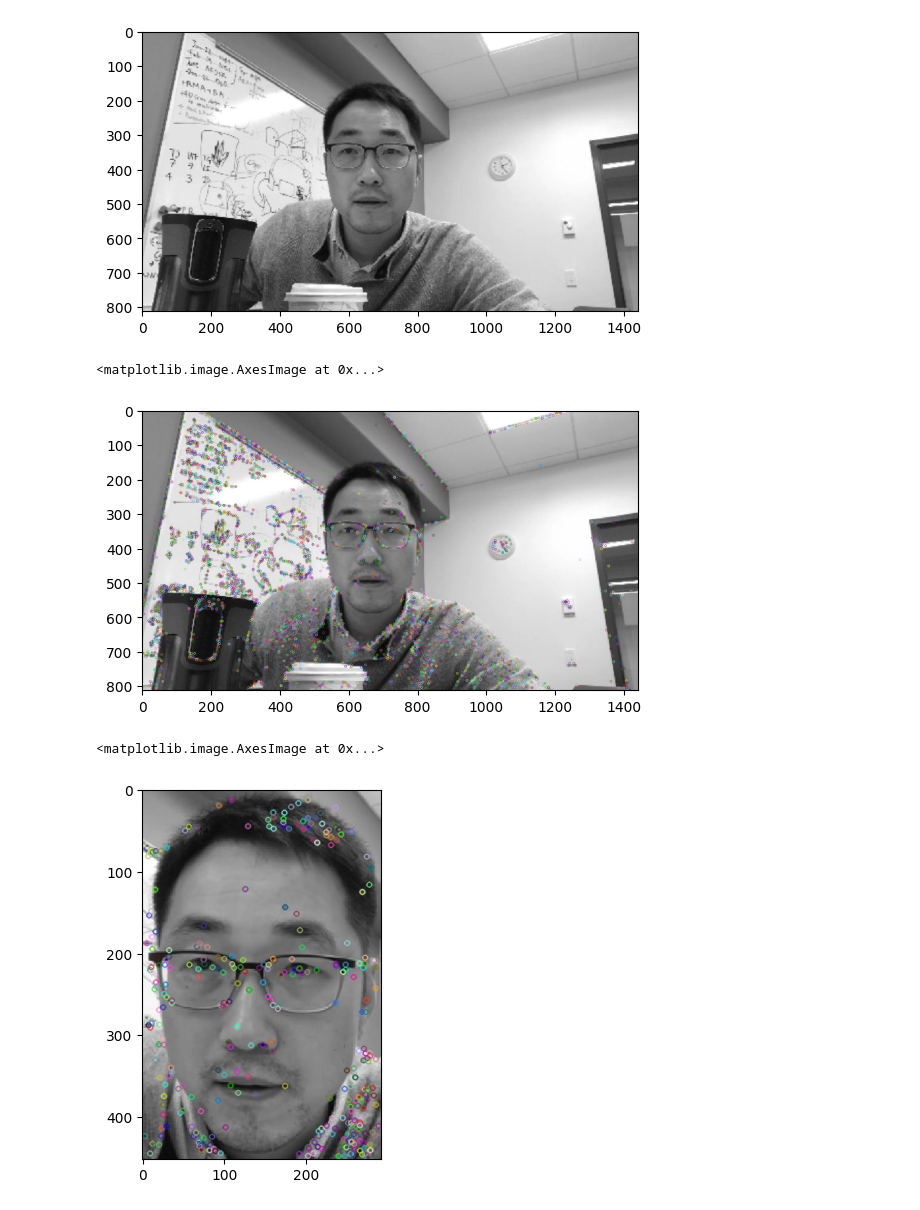
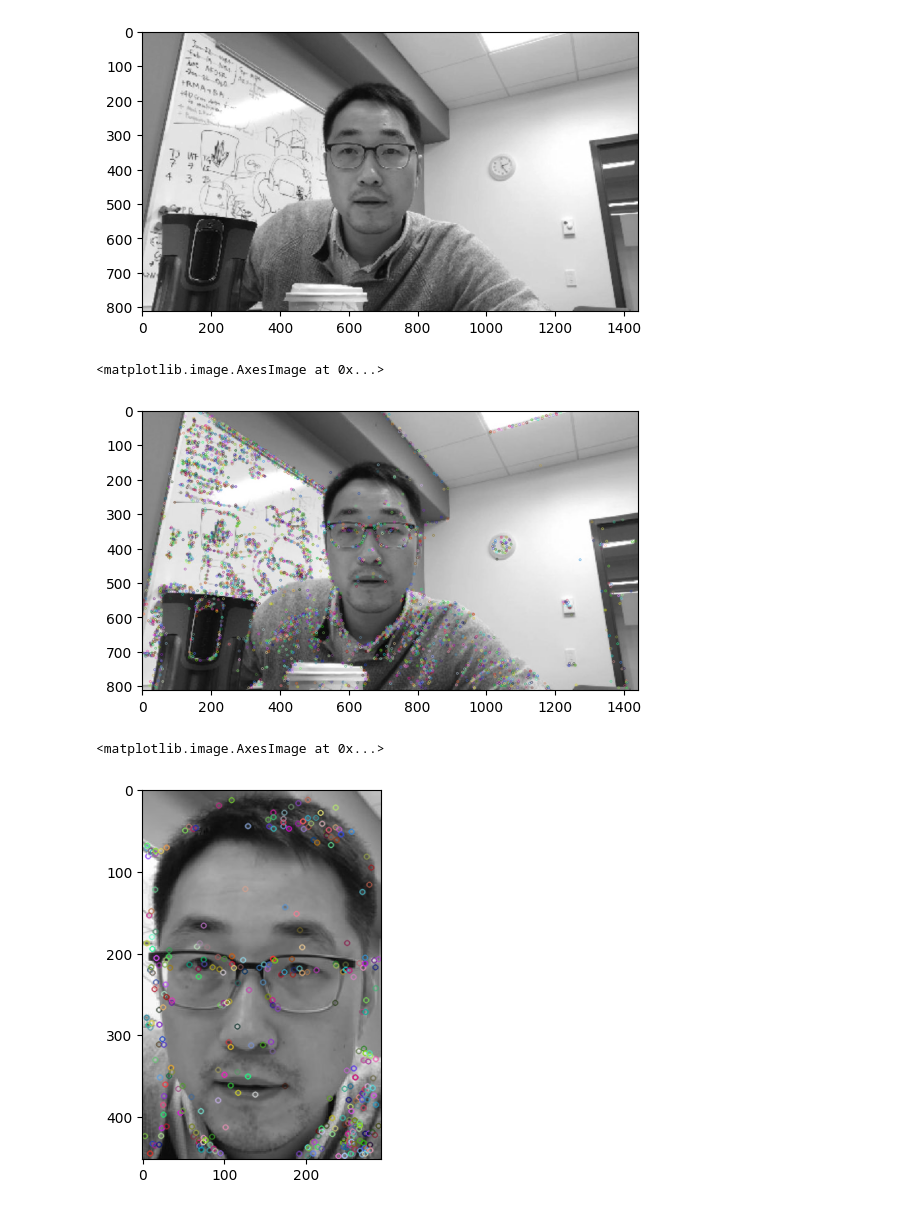
Before and after one commit to AlpriElse/Sandboxed, a Jupyter notebook: 2024-02_cv-toying/umn-cv-hw2.ipynb, the cells around one changed output. Saved outputs shown, nothing was run; the diff lists cells and outputs as text; code cells hidden in the pictures.

```diff
--- a/2024-02_cv-toying/umn-cv-hw2.ipynb
+++ b/2024-02_cv-toying/umn-cv-hw2.ipynb
@@ -24,23 +24,23 @@ plt.imshow(gray, cmap=plt.get_cmap('gray'))
 <matplotlib.image.AxesImage at 0x...>
 [figure]
 # %%
-sift = cv.xfeatures2d.SIFT_create()
+sift = cv.xfeatures2d.SIFT_create(edgeThreshold=10)
 kp, des1 = sift.detectAndCompute(gray, None)
 
-img = cv.drawKeypoints(gray, kp, img)
-plt.imshow(img)
+img_keypoints = cv.drawKeypoints(gray, kp, None)
+plt.imshow(img_keypoints)
 # %% [output]
 <matplotlib.image.AxesImage at 0x...>
-[figure, old version]
+[figure, new version]
 # %%
 template_img = cv.imread('data/umn-hw2/Hyun_Soo_template.jpg')
 template_gray = cv.cvtColor(template_img, cv.COLOR_BGR2GRAY)
 template_kp, template_des = sift.detectAndCompute(template_gray, None)
 
-plt.imshow(cv.drawKeypoints(template_gray, template_kp, template_img))
+plt.imshow(cv.drawKeypoints(template_gray, template_kp, None))
 # %% [output]
 <matplotlib.image.AxesImage at 0x...>
-[figure, old version]
+[figure, new version]
 # %%
 bf = cv.BFMatcher()
 matches = bf.knnMatch(des1, template_des, k=2)
```
Also changed, not shown: parts of 10 cells of this notebook.
